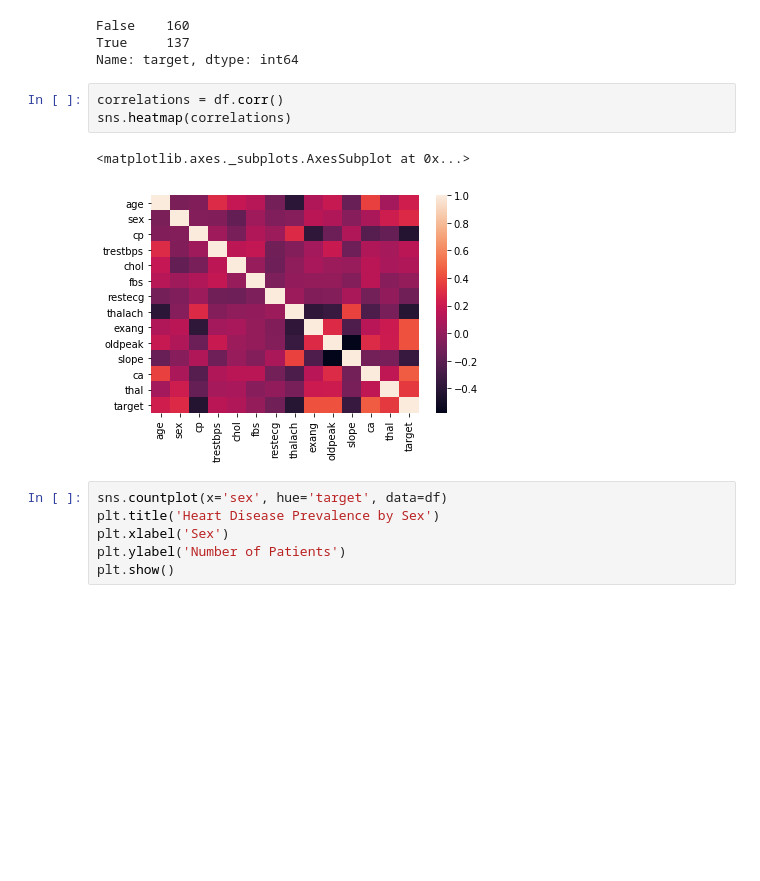
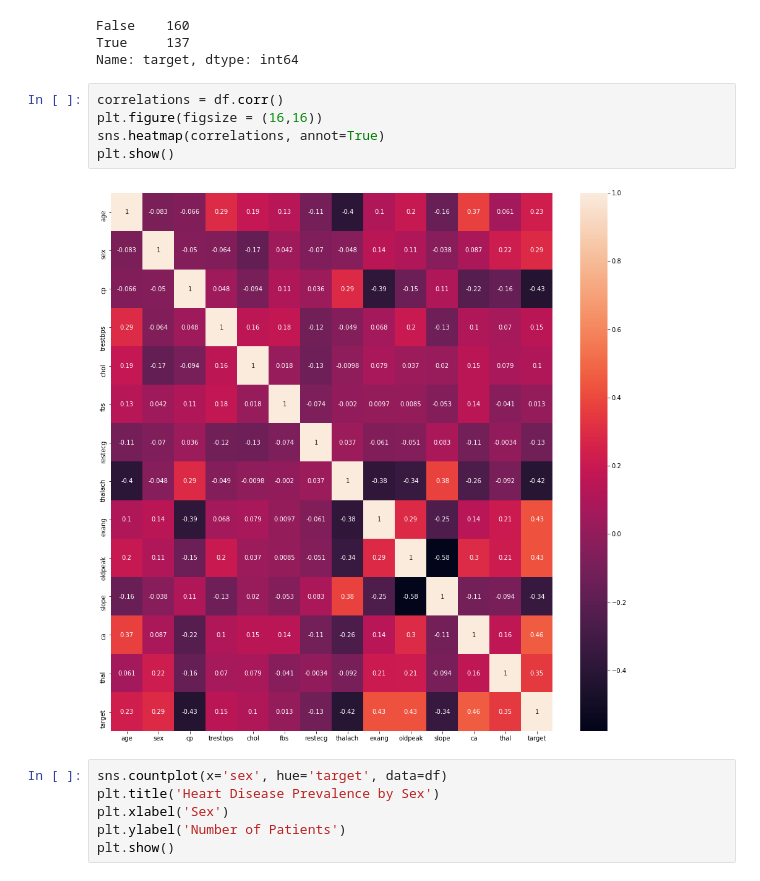
Before and after one commit to beedoyel/Kaggle-Heart-Disease, a Jupyter notebook: KaggleHeartDisease.ipynb, the cells around one changed output. Drawn from its saved outputs; the diff is of its cells as text; blank space fills up the shorter version.

```diff
--- a/KaggleHeartDisease.ipynb
+++ b/KaggleHeartDisease.ipynb
@@ -105,10 +105,11 @@ True     137
 Name: target, dtype: int64
 # %%
 correlations = df.corr()
-sns.heatmap(correlations)
+plt.figure(figsize = (16,16))
+sns.heatmap(correlations, annot=True)
+plt.show()
 # %% [output]
-<matplotlib.axes._subplots.AxesSubplot at 0x...>
-[figure, old version]
+[figure, new version]
 # %%
 sns.countplot(x='sex', hue='target', data=df)
 plt.title('Heart Disease Prevalence by Sex')
```
